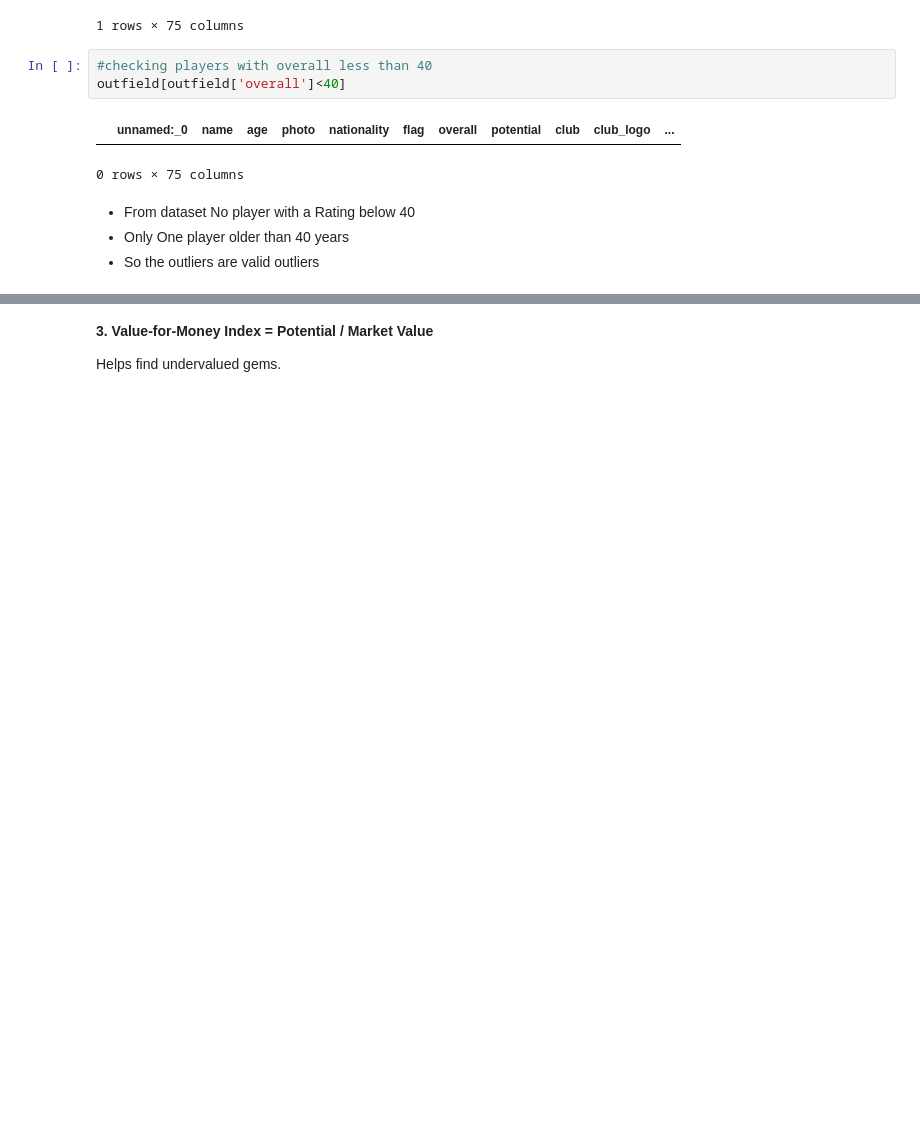
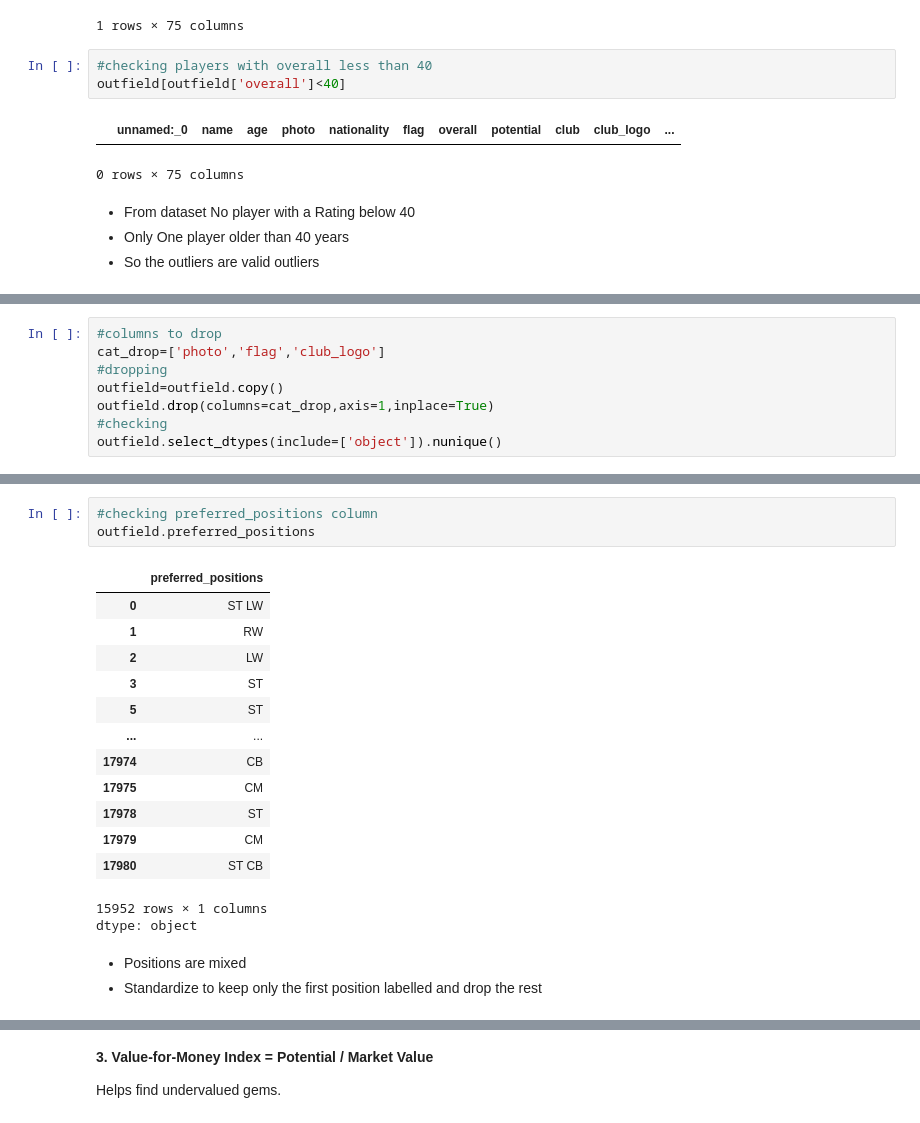
Before and after one commit to davidmasai/C-Users-User-Desktop-Football_Recruitment_-project, a Jupyter notebook: Phase_Project_Notebook (6).ipynb, the cells around one changed output, grey strips where cells are left out. Drawn from its saved outputs; the diff is of its cells as text; blank space fills up the shorter version.

```diff
--- a/Phase_Project_Notebook (6).ipynb
+++ b/Phase_Project_Notebook (6).ipynb
@@ -1188,0 +1055,8 @@ outfield_df['Growth_Rate'] = ((outfield_df['Potential'] - outfield_df['Overall']
+# %%
+#columns to drop
+cat_drop=['photo','flag','club_logo']
+#dropping
+outfield=outfield.copy()
+outfield.drop(columns=cat_drop,axis=1,inplace=True)
+#checking
+outfield.select_dtypes(include=['object']).nunique()
@@ -1188,0 +1070,21 @@ outfield_df['Growth_Rate'] = ((outfield_df['Potential'] - outfield_df['Overall']
+# %%
+#checking preferred_positions column
+outfield.preferred_positions
+# %% [output]
+|  | preferred_positions |
+| 0 | ST LW |
+| 1 | RW |
+| 2 | LW |
+| 3 | ST |
+| 5 | ST |
+| ... | ... |
+| 17974 | CB |
+| 17975 | CM |
+| 17978 | ST |
+| 17979 | CM |
+| 17980 | ST CB |
+15952 rows × 1 columns
+dtype: object
+# %% [markdown]
+- Positions are mixed
+- Standardize to keep only the first position labelled and drop the rest
```
Also changed, not shown: parts of 48 cells of this notebook.
